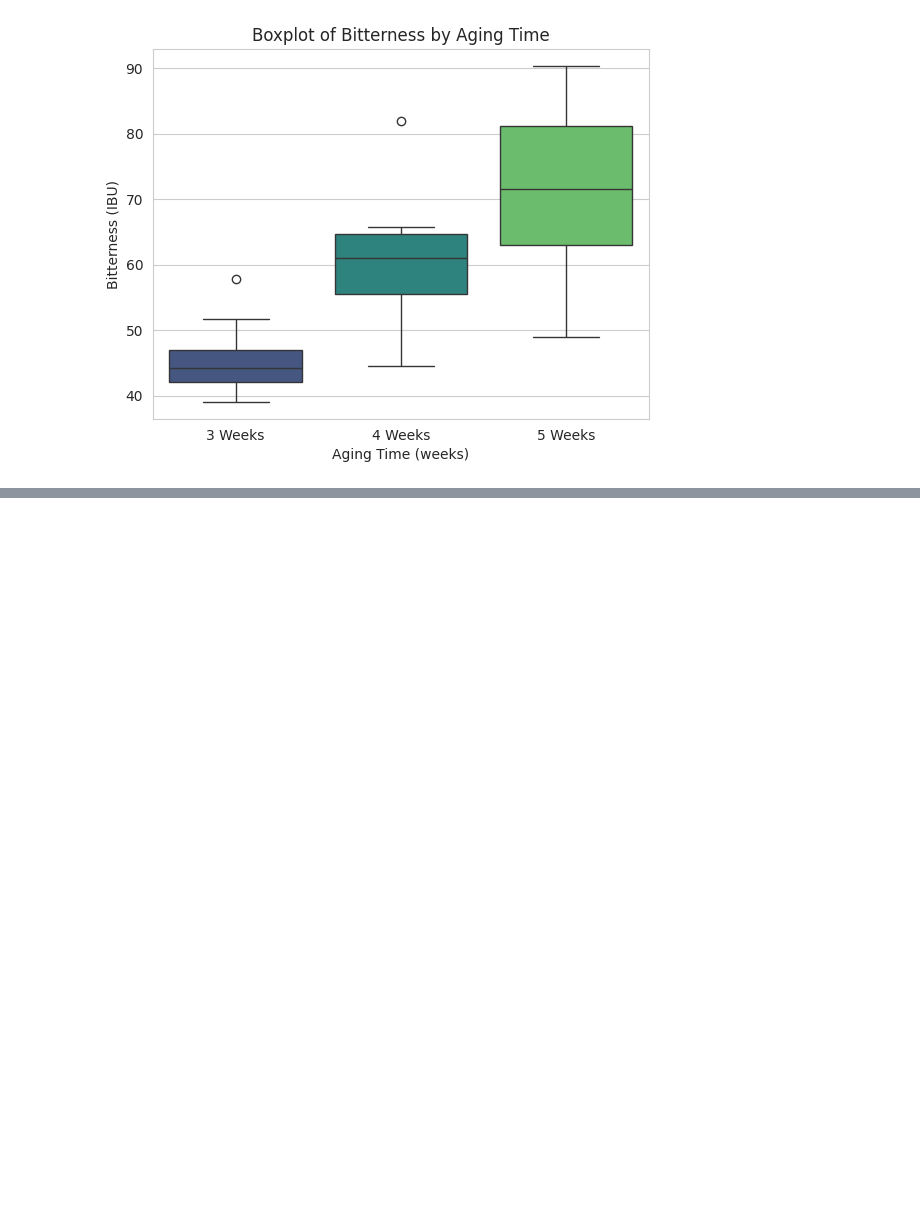
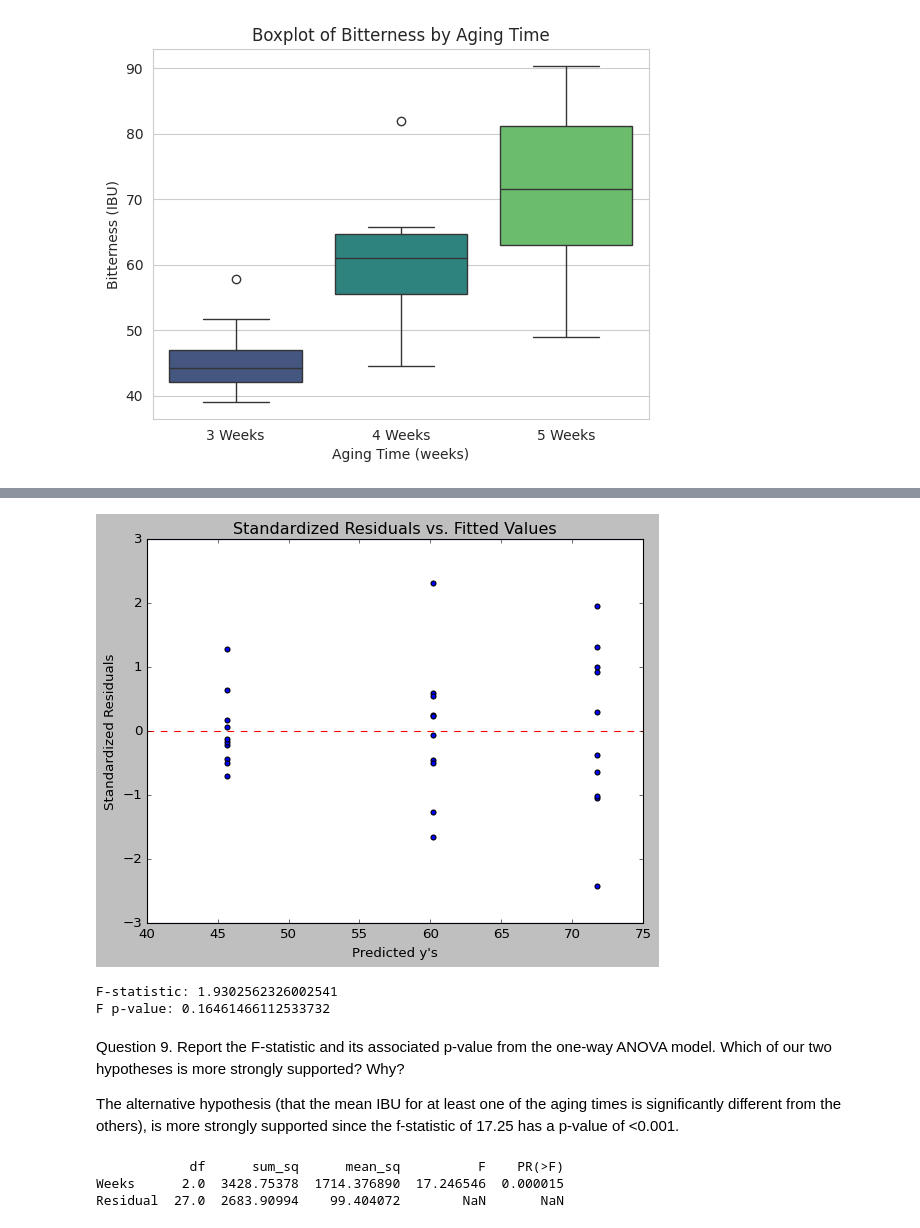
Before and after one commit to t-pacheco/STAT-7220-Applied-Experimental-Design, a Jupyter notebook: Assignments/HW1/HW-1.ipynb, the cells around one changed output, grey strips where cells are left out. Saved outputs shown, nothing was run; the diff lists cells and outputs as text; code cells hidden in the pictures; blank space fills up the shorter version.

```diff
--- a/Assignments/HW1/HW-1.ipynb
+++ b/Assignments/HW1/HW-1.ipynb
@@ -157,0 +188,47 @@ Text(0, 0.5, 'Bitterness (IBU)')
+# %%
+# getting standardized residuals
+stand_resid=ipa_model.get_influence().resid_studentized_internal
+
+# getting fitted values
+fitted_values = ipa_model.fittedvalues
+
+#plotting standardized residuals
+plt.figure(figsize=(8, 6))
+plt.scatter(fitted_values, stand_resid)
+plt.axhline(y=0, linestyle='dashed', color='red')
+plt.axhline(y=3, color='blue')
+plt.axhline(y=-3, color='blue')
+plt.xlabel("Predicted y's")
+plt.ylabel("Standardized Residuals")
+plt.title("Standardized Residuals vs. Fitted Values")
+plt.style.use('classic')
+plt.show()
+
+#importing the B-P test
+from statsmodels.stats.diagnostic import het_breuschpagan
+
+#running B-P test
+bp_test = het_breuschpagan(ipa_model.resid, ipa_model.model.exog)
+
+#getting f-statistic
+f_statistic= bp_test[2]
+
+#getting p-value
+f_p_value = bp_test[3]
+
+print(f"F-statistic: {f_statistic}")
+print(f"F p-value: {f_p_value}")
+# %% [output]
+[figure, added]
+F-statistic: 1.9302562326002541
+F p-value: 0.16461466112533732
+# %% [markdown]
+Question 9. Report the F-statistic and its associated p-value from the one-way ANOVA model. Which of our two hypotheses is more strongly supported? Why?
+
+The alternative hypothesis (that the mean IBU for at least one of the aging times is significantly different from the others), is more strongly supported since the f-statistic of 17.25 has a p-value of <0.001.
+# %%
+print(sm.stats.anova_lm(ipa_model,typ=1))
+# %% [output]
+            df      sum_sq      mean_sq          F    PR(>F)
+Weeks      2.0  3428.75378  1714.376890  17.246546  0.000015
+Residual  27.0  2683.90994    99.404072        NaN       NaN
```
Also changed, not shown: parts of 8 cells of this notebook.
